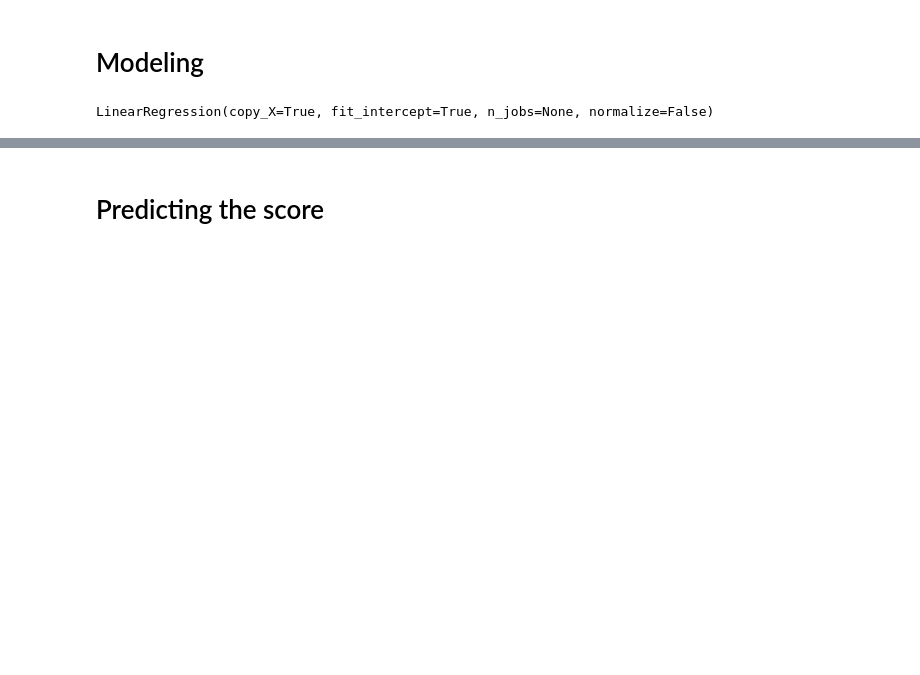
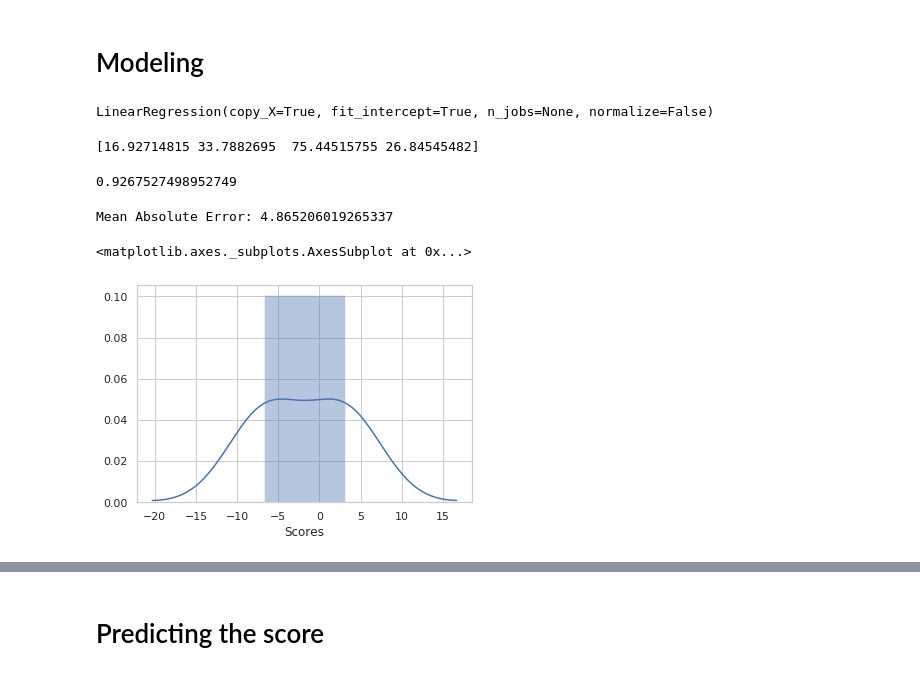
Before and after one commit to bikashk123/Data-Science-Analytics, a Jupyter notebook: Task2_GRIP.ipynb, the cells around one changed output, grey strips where cells are left out. Drawn from its saved outputs; the diff is of its cells as text; code cells hidden in the pictures; blank space fills up the shorter version.

```diff
--- a/Task2_GRIP.ipynb
+++ b/Task2_GRIP.ipynb
@@ -46,5 +51,24 @@ model.fit(x,y)
 # %% [output]
 LinearRegression(copy_X=True, fit_intercept=True, n_jobs=None, normalize=False)
+# %%
+y_pred=model.predict(x_test)
+# %%
+print(y_pred)
+# %% [output]
+[16.92714815 33.7882695  75.44515755 26.84545482]
+# %%
+print(r2_score(y_test,y_pred))
+# %% [output]
+0.9267527498952749
+# %%
+print('Mean Absolute Error:', metrics.mean_absolute_error(y_test, y_pred))
+# %% [output]
+Mean Absolute Error: 4.865206019265337
+# %%
+sns.distplot(y_test-y_pred)
+# %% [output]
+<matplotlib.axes._subplots.AxesSubplot at 0x...>
+[figure, added]
 # %%
 # Plotting the regression line
 line = model.coef_*x+model.intercept_
```
Also changed, not shown: parts of 6 cells of this notebook.
